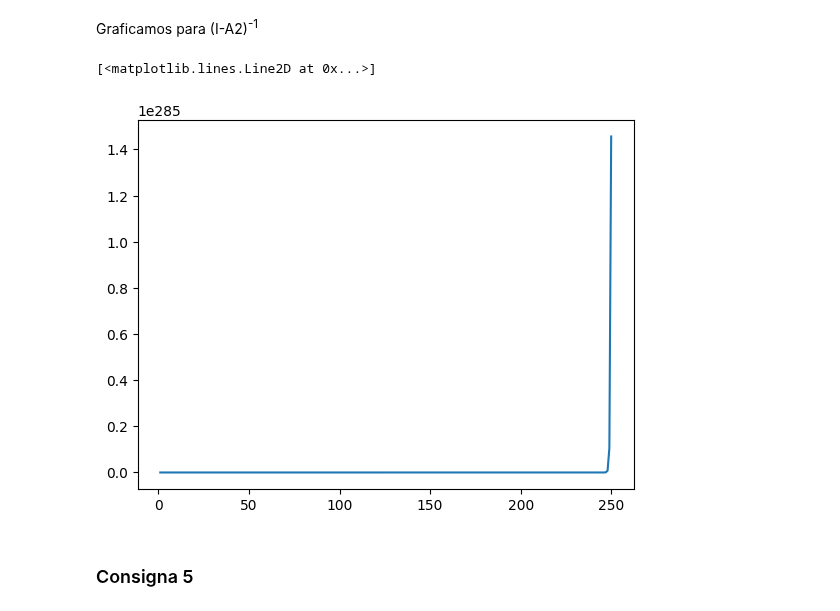
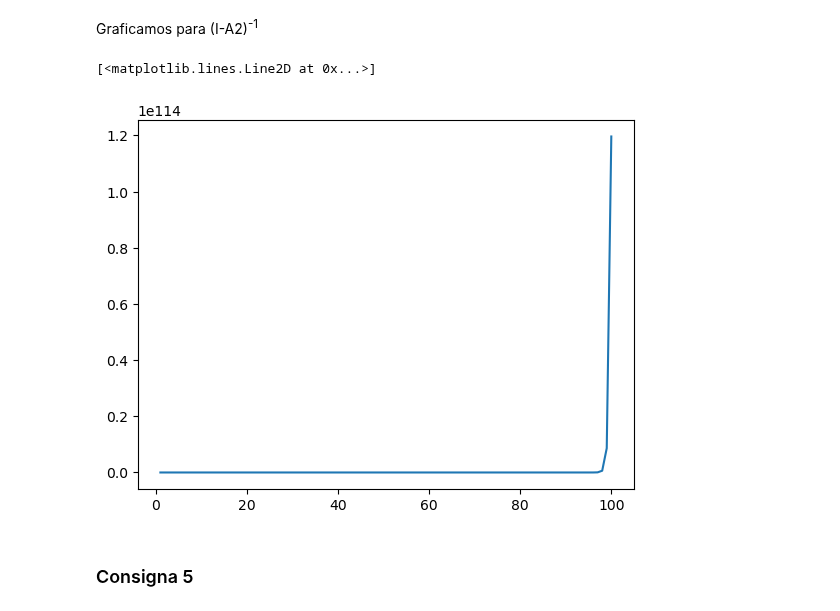
Before and after one commit to evaFomina/ALC_TP, a Jupyter notebook: Tiburones_ALC_TP2.ipynb, the cells around one changed output. Drawn from its saved outputs; the diff is of its cells as text; code cells hidden in the pictures.

```diff
--- a/Tiburones_ALC_TP2.ipynb
+++ b/Tiburones_ALC_TP2.ipynb
@@ -359,11 +348,11 @@ l1=[]
 l2=[]
 
 
-for i in range(18):
+for i in range(10):
     leonk1 = leon1 @ leonk1
     l1.append(norm(leonk1, 2))
 
-for i in range(250):
+for i in range(100):
 
     leonk2 = leon2 @ leonk2
     l2.append(norm(leonk2, 2))
@@ -381,9 +384,9 @@ plt.plot(arr[:18], l1)
 # %% [markdown]
 Graficamos para (I-A2)<sup>-1</sup>
 # %%
-plt.plot(arr, l2)
+plt.plot(arr[:100], l2)
 # %% [output]
 [<matplotlib.lines.Line2D at 0x...>]
-[figure, old version]
+[figure, new version]
 # %% [markdown]
 ### Consigna 5
```
Also changed, not shown: parts of 22 cells of this notebook.
